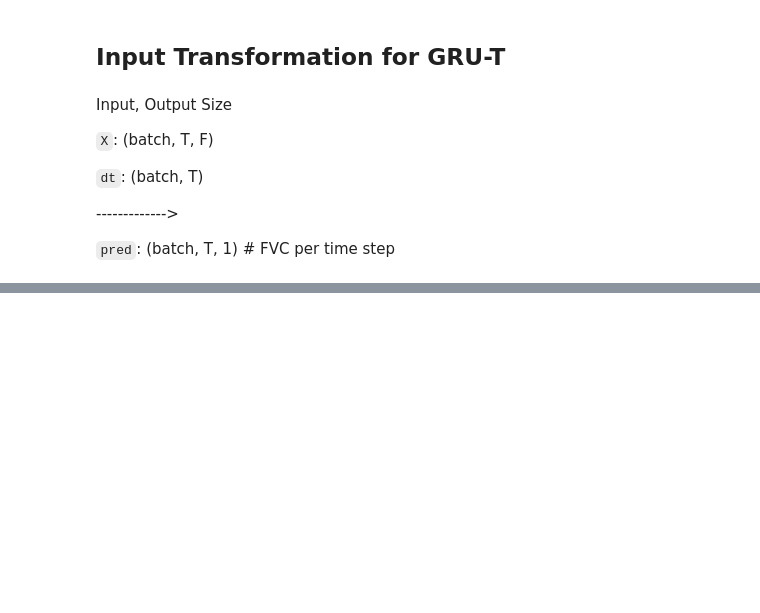
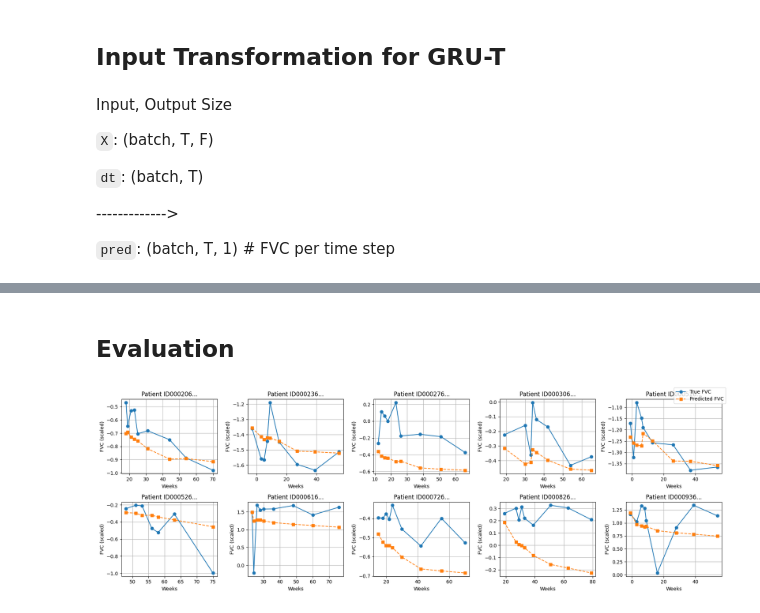
Before and after one commit to unfulw/pulmonary_fibrosis, a Jupyter notebook: models/gru_t.ipynb, the cells around one changed output, grey strips where cells are left out. Drawn from its saved outputs; the diff is of its cells as text; code cells hidden in the pictures; blank space fills up the shorter version.

Commit message:
finished eval

```diff
--- a/models/gru_t.ipynb
+++ b/models/gru_t.ipynb
@@ -258,0 +373,35 @@ class TimeAwareGRUCell(nn.Module):
+# %%
+# example for a single sequence
+model.eval()
+X, dt, y = train_dataset[0]
+with torch.no_grad():
+    pred_scaled = model(X.unsqueeze(0).to(device), dt.unsqueeze(0).to(device))  # (1,T,1)
+pred_scaled_np = pred_scaled.cpu().numpy().reshape(-1, 1)  # (T,1)
+
+pred_fvc = fvc_scaler.inverse_transform(pred_scaled_np).flatten()
+true_fvc = fvc_scaler.inverse_transform(y.numpy().reshape(-1,1)).flatten()
+# %% [markdown]
+## Evaluation
+# %%
+device = torch.device("cuda" if torch.cuda.is_available() else "cpu")
+
+def get_patient_pred_scaled(model, dataset, weeks_seqs, idx):
+    """
+    Returns weeks, true FVC (scaled), predicted FVC (scaled) for one patient.
+    """
+    model.eval()
+
+    X, dt, y = dataset[idx]          # X:(T,F), dt:(T,), y:(T,)
+    weeks = weeks_seqs[idx]          # (T,)
+
+    # add batch dimension: (1,T,F), (1,T)
+    X_in = X.unsqueeze(0).to(device)
+    dt_in = dt.unsqueeze(0).to(device)
+
+    with torch.no_grad():
+        pred_scaled = model(X_in, dt_in)      # (1,T,1)
+
+    pred_scaled = pred_scaled.cpu().numpy().reshape(-1)  # (T,)
+    true_scaled = y.numpy().reshape(-1)                  # (T,)
+
+    return weeks, true_scaled, pred_scaled
@@ -258,0 +456,13 @@ class TimeAwareGRUCell(nn.Module):
+# %%
+plot_grut_grid(
+    model=model,
+    dataset=val_dataset,
+    weeks_seqs= weeks_val_seqs,
+    patient_ids=val_patients,
+    n_rows=2,
+    n_cols=5,
+    ci_dict=None,
+    figsize=(18, 6)
+)
+# %% [output]
+[figure, added]
```
Also changed, not shown: parts of 12 cells of this notebook.
